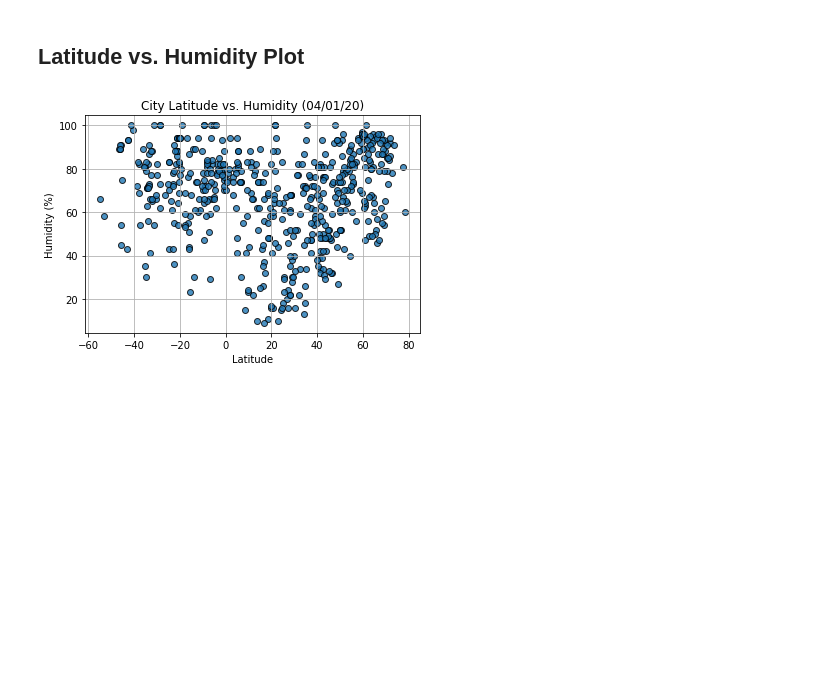
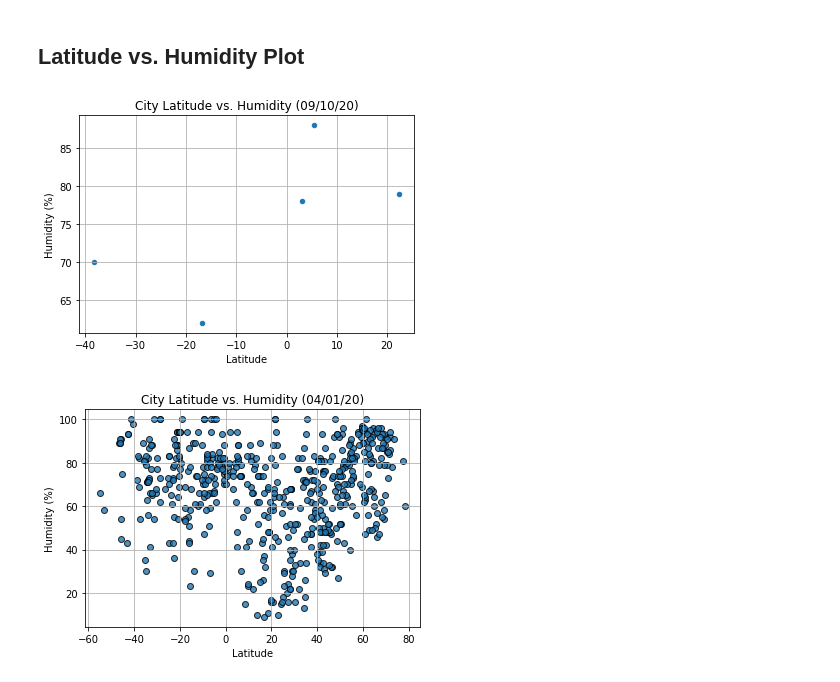
Before and after one commit to potterc22/python_api_challenge, a Jupyter notebook: starter_code/WeatherPy.ipynb, the cells around one changed output. Saved outputs shown, nothing was run; the diff lists cells and outputs as text; code cells hidden in the pictures; blank space fills up the shorter version.

```diff
--- a/starter_code/WeatherPy.ipynb
+++ b/starter_code/WeatherPy.ipynb
@@ -217,6 +210,14 @@ Int64Index([], dtype='int64')
 [figure]
 # %% [markdown]
 ## Latitude vs. Humidity Plot
+# %%
+lat_hum_df = weather_df[['Lat', 'Humidity']]
+lat_hum_plot = lat_hum_df.plot(kind='scatter',x='Lat',y='Humidity',grid=True, title='City Latitude vs. Humidity (09/10/20)')
+lat_hum_plot.set_xlabel('Latitude')
+lat_hum_plot.set_ylabel('Humidity (%)')
+plt.show()
+# %% [output]
+[figure, added]
 # %%
 # %% [output]
 [figure]
```
Also changed, not shown: parts of 8 cells of this notebook.
